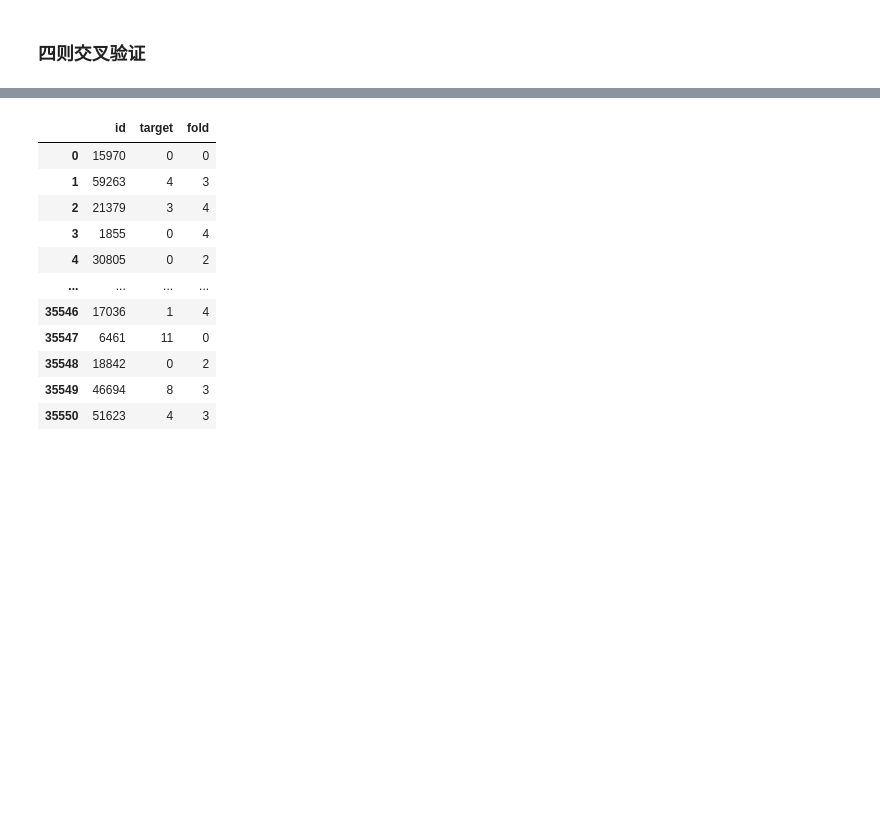
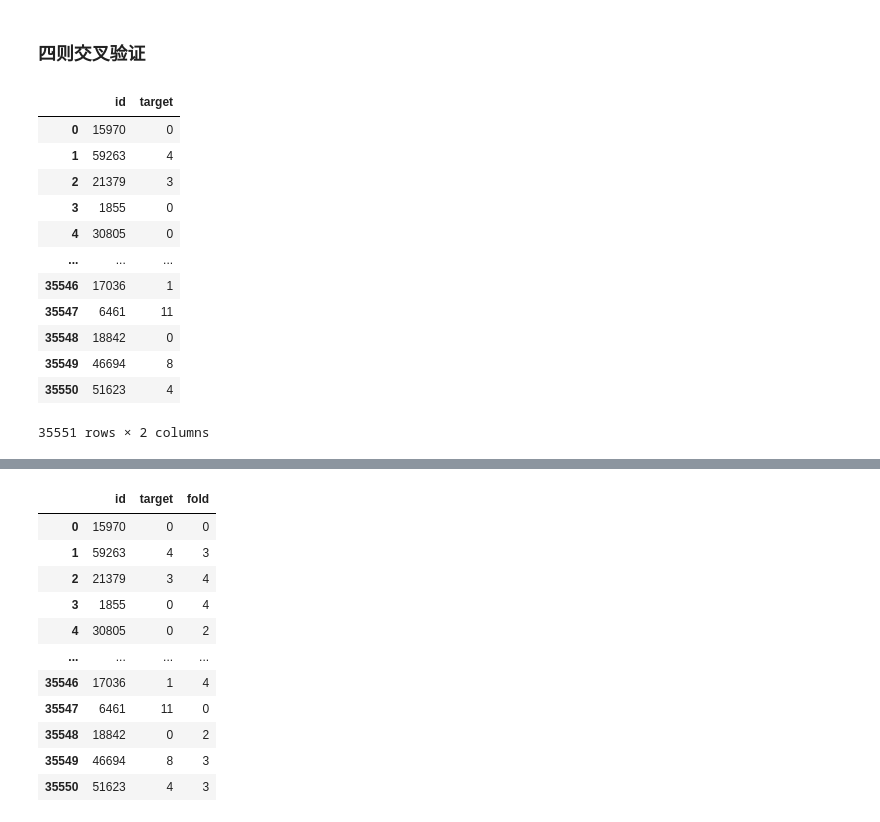
Before and after one commit to matatazzy/deeplearning, a Jupyter notebook: Untitled.ipynb, the cells around one changed output, grey strips where cells are left out. Saved outputs shown, nothing was run; the diff lists cells and outputs as text; code cells hidden in the pictures; blank space fills up the shorter version.

```diff
--- a/Untitled.ipynb
+++ b/Untitled.ipynb
@@ -89,4 +89,20 @@ def seed_torch(seed=42):
 seed_torch(seed=CFG.seed)
 # %% [markdown]
 ### 四则交叉验证
+# %%
+train
+# %% [output]
+|  | id | target |
+| 0 | 15970 | 0 |
+| 1 | 59263 | 4 |
+| 2 | 21379 | 3 |
+| 3 | 1855 | 0 |
+| 4 | 30805 | 0 |
+| ... | ... | ... |
+| 35546 | 17036 | 1 |
+| 35547 | 6461 | 11 |
+| 35548 | 18842 | 0 |
+| 35549 | 46694 | 8 |
+| 35550 | 51623 | 4 |
+35551 rows × 2 columns
 # %%
```
Also changed, not shown: parts of 16 cells of this notebook.
